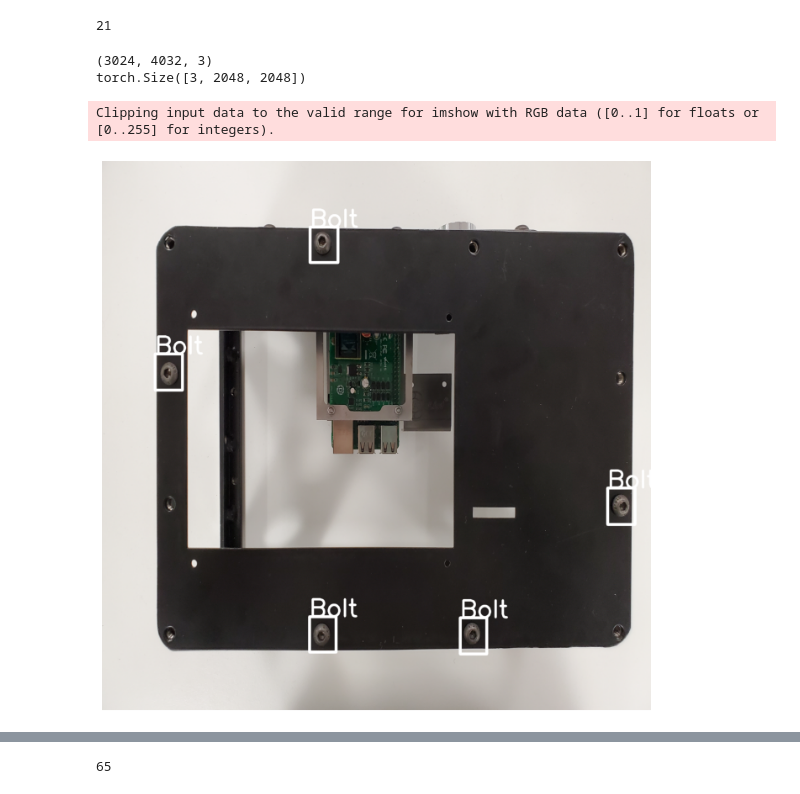
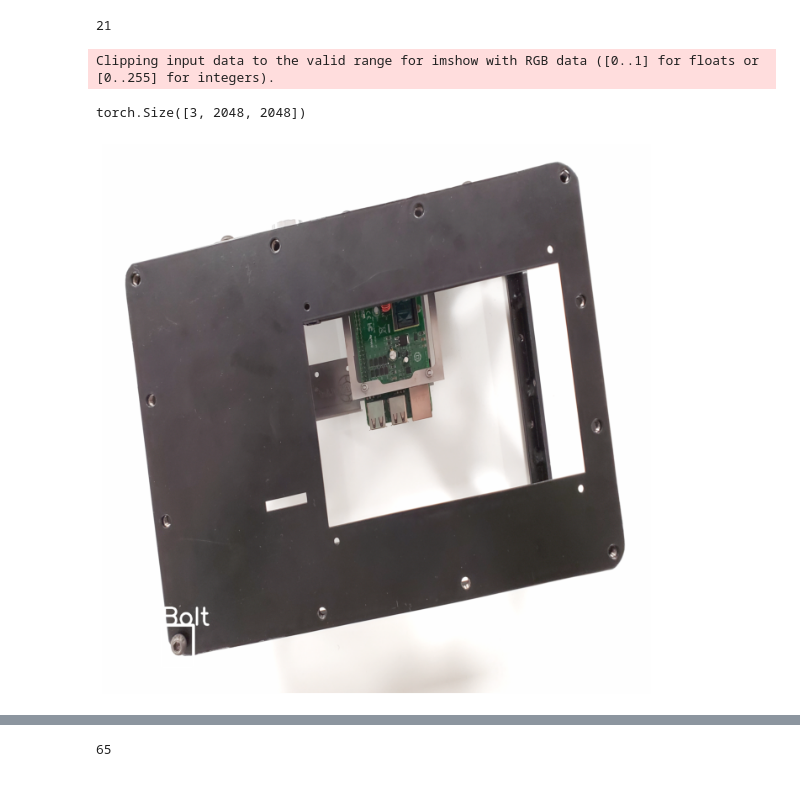
Before and after one commit to nmis-group/digf-coref, a Jupyter notebook: Bolt_Detection/04-dataset.ipynb, the cells around one changed output, grey strips where cells are left out. Cells and saved outputs as stored; diff of their text form; code cells hidden in the pictures.

Commit message:
dataset working, training not yet

```diff
--- a/Bolt_Detection/04-dataset.ipynb
+++ b/Bolt_Detection/04-dataset.ipynb
@@ -37,12 +37,11 @@ test_dataset = BoltDataset(df, get_train_transforms(), 'test')
 # %% [output]
 21
 # %%
-test_dataset.show_data(20)
+test_dataset.show_data(15)
 # %% [output]
-(3024, 4032, 3)
-torch.Size([3, 2048, 2048])
+Clipping input data to the valid range for imshow with RGB data ([0..1] for floats or [0..255] for integers).
-Clipping input data to the valid range for imshow with RGB data ([0..1] for floats or [0..255] for integers).
+torch.Size([3, 2048, 2048])
-[figure, old version]
+[figure, new version]
 # %%
 bolt_module = BoltDataModule(df,
                              get_train_transforms(target_img_size=1024),
```
Also changed, not shown: parts of 2 cells of this notebook, 3 other files.
